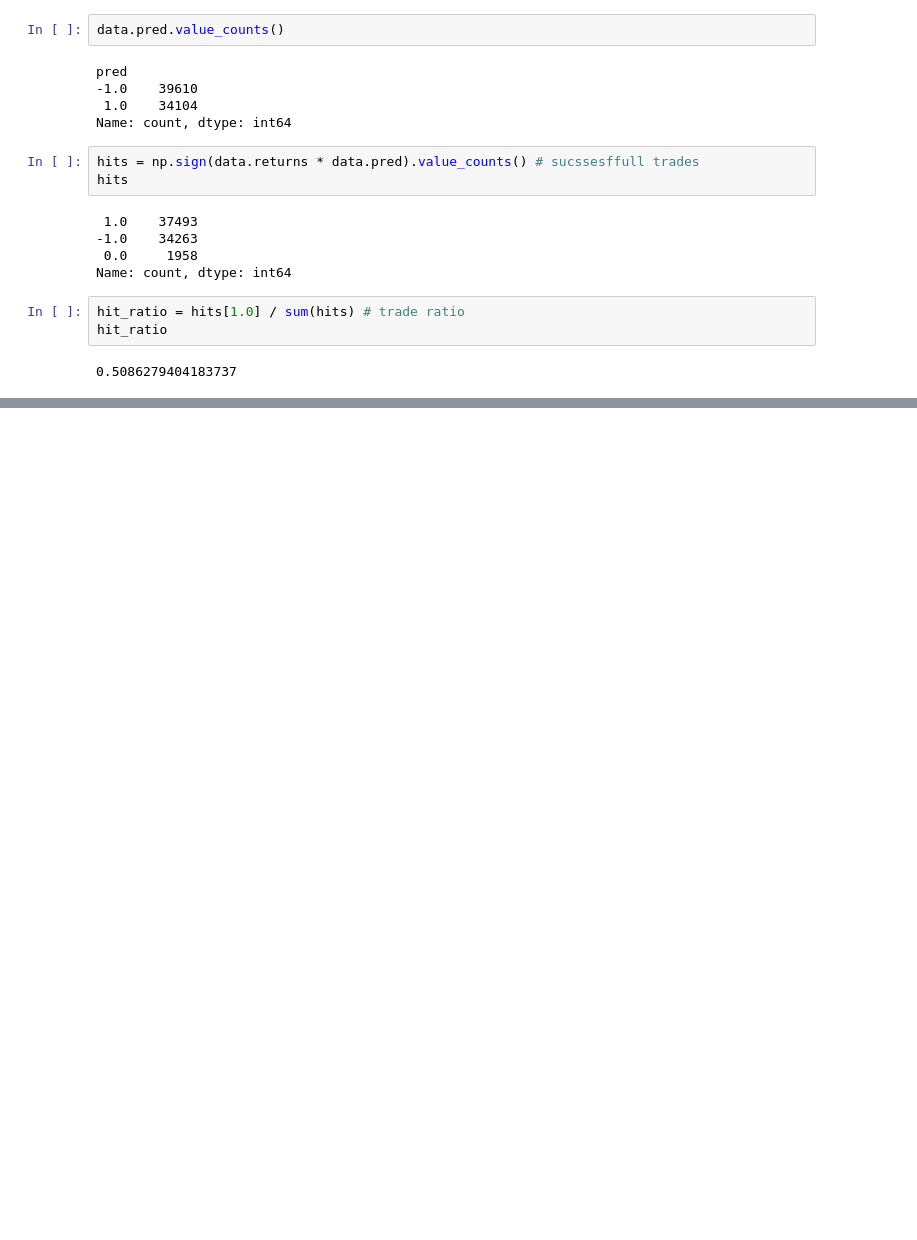
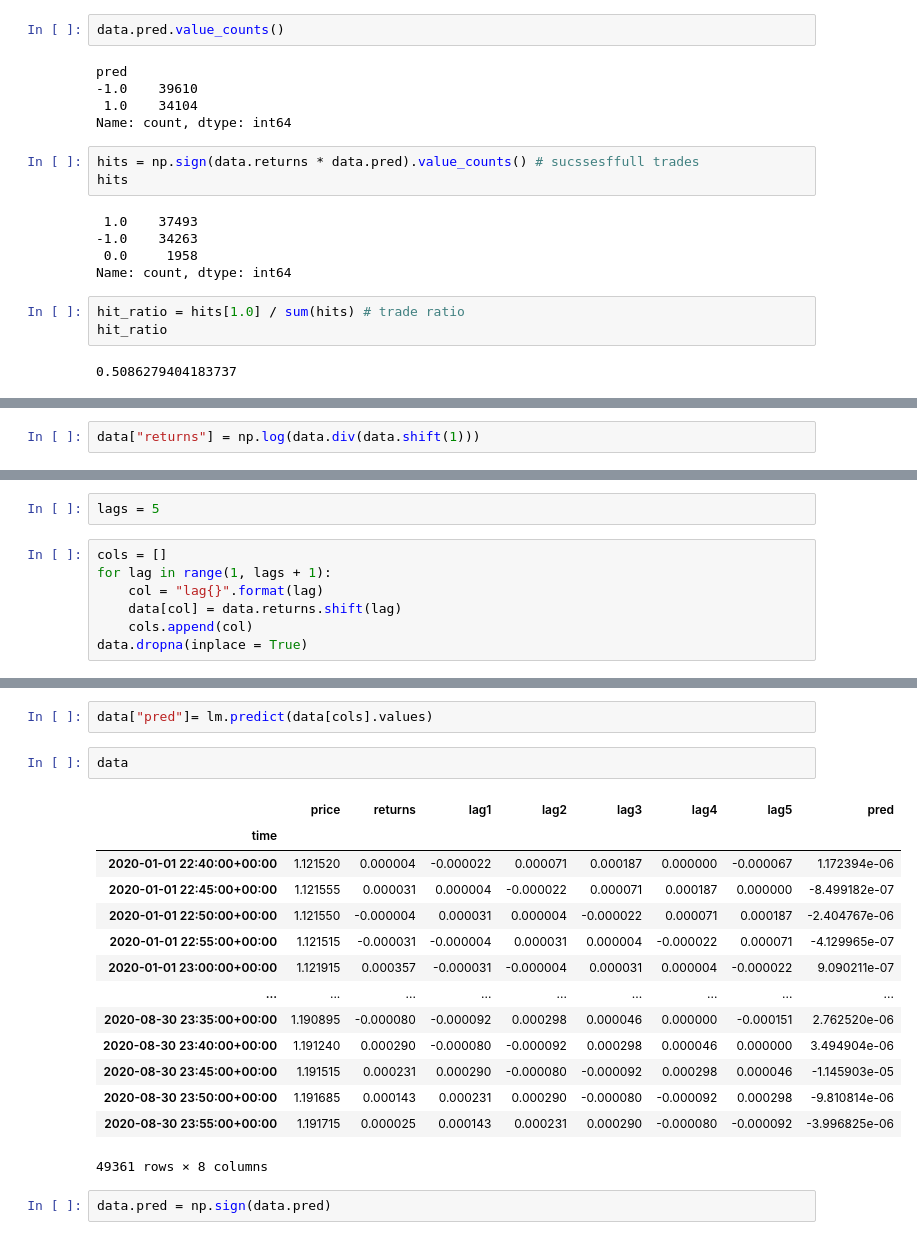
Before and after one commit to apasvenskas/Python-practice-with-financial-data, a Jupyter notebook: Testing/Linear_Regresion.ipynb, the cells around one changed output, grey strips where cells are left out. Saved outputs shown, nothing was run; the diff lists cells and outputs as text; blank space fills up the shorter version.

```diff
--- a/Testing/Linear_Regresion.ipynb
+++ b/Testing/Linear_Regresion.ipynb
@@ -279,0 +341,2 @@ hit_ratio
+# %%
+data["returns"] = np.log(data.div(data.shift(1)))
@@ -279,0 +360,9 @@ hit_ratio
+# %%
+lags = 5
+# %%
+cols = []
+for lag in range(1, lags + 1):
+    col = "lag{}".format(lag)
+    data[col] = data.returns.shift(lag)
+    cols.append(col)
+data.dropna(inplace = True)
@@ -279,0 +386,21 @@ hit_ratio
+# %%
+data["pred"]= lm.predict(data[cols].values)
+# %%
+data
+# %% [output]
+|  | price | returns | lag1 | lag2 | lag3 | lag4 | lag5 | pred |
+| time |  |  |  |  |  |  |  |  |
+| 2020-01-01 22:40:00+00:00 | 1.121520 | 0.000004 | -0.000022 | 0.000071 | 0.000187 | 0.000000 | -0.000067 | 1.172394e-06 |
+| 2020-01-01 22:45:00+00:00 | 1.121555 | 0.000031 | 0.000004 | -0.000022 | 0.000071 | 0.000187 | 0.000000 | -8.499182e-07 |
+| 2020-01-01 22:50:00+00:00 | 1.121550 | -0.000004 | 0.000031 | 0.000004 | -0.000022 | 0.000071 | 0.000187 | -2.404767e-06 |
+| 2020-01-01 22:55:00+00:00 | 1.121515 | -0.000031 | -0.000004 | 0.000031 | 0.000004 | -0.000022 | 0.000071 | -4.129965e-07 |
+| 2020-01-01 23:00:00+00:00 | 1.121915 | 0.000357 | -0.000031 | -0.000004 | 0.000031 | 0.000004 | -0.000022 | 9.090211e-07 |
+| ... | ... | ... | ... | ... | ... | ... | ... | ... |
+| 2020-08-30 23:35:00+00:00 | 1.190895 | -0.000080 | -0.000092 | 0.000298 | 0.000046 | 0.000000 | -0.000151 | 2.762520e-06 |
+| 2020-08-30 23:40:00+00:00 | 1.191240 | 0.000290 | -0.000080 | -0.000092 | 0.000298 | 0.000046 | 0.000000 | 3.494904e-06 |
+| 2020-08-30 23:45:00+00:00 | 1.191515 | 0.000231 | 0.000290 | -0.000080 | -0.000092 | 0.000298 | 0.000046 | -1.145903e-05 |
+| 2020-08-30 23:50:00+00:00 | 1.191685 | 0.000143 | 0.000231 | 0.000290 | -0.000080 | -0.000092 | 0.000298 | -9.810814e-06 |
+| 2020-08-30 23:55:00+00:00 | 1.191715 | 0.000025 | 0.000143 | 0.000231 | 0.000290 | -0.000080 | -0.000092 | -3.996825e-06 |
+49361 rows × 8 columns
+# %%
+data.pred = np.sign(data.pred)
```
Also changed, not shown: parts of 22 cells of this notebook, 1 other file.
